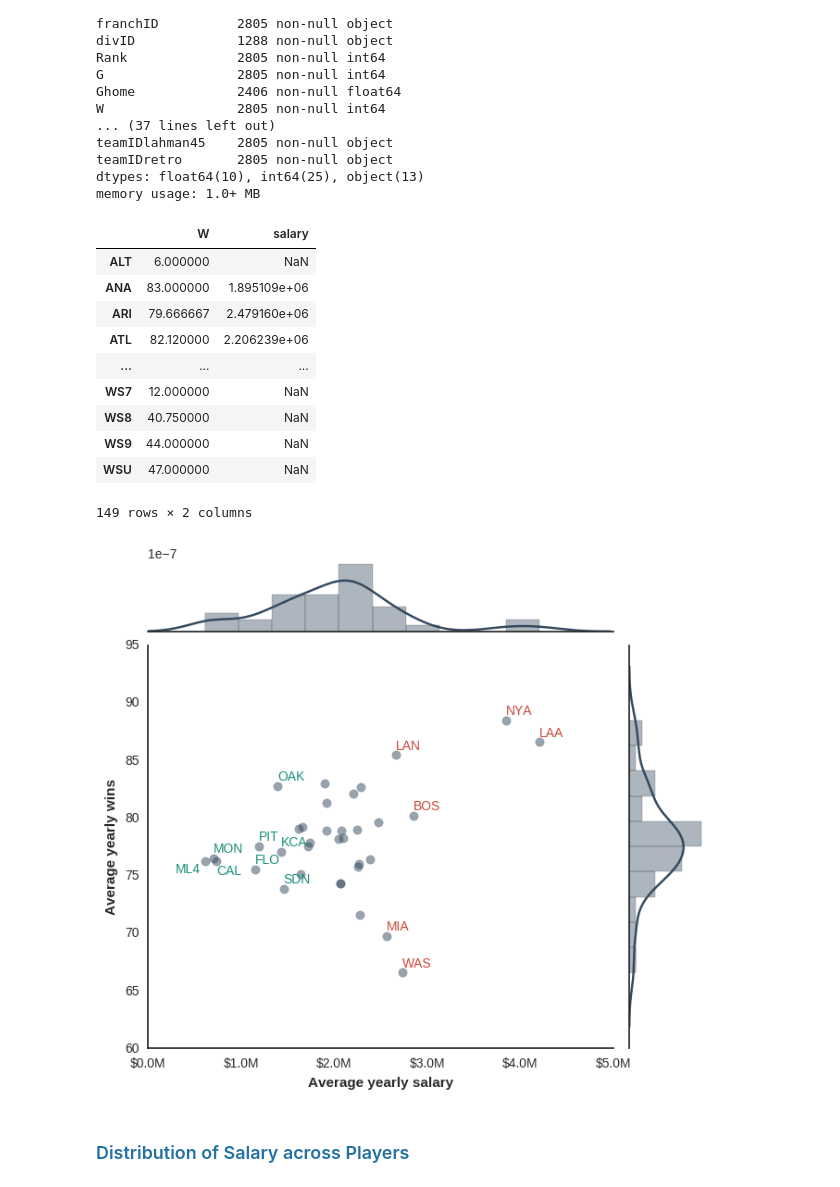
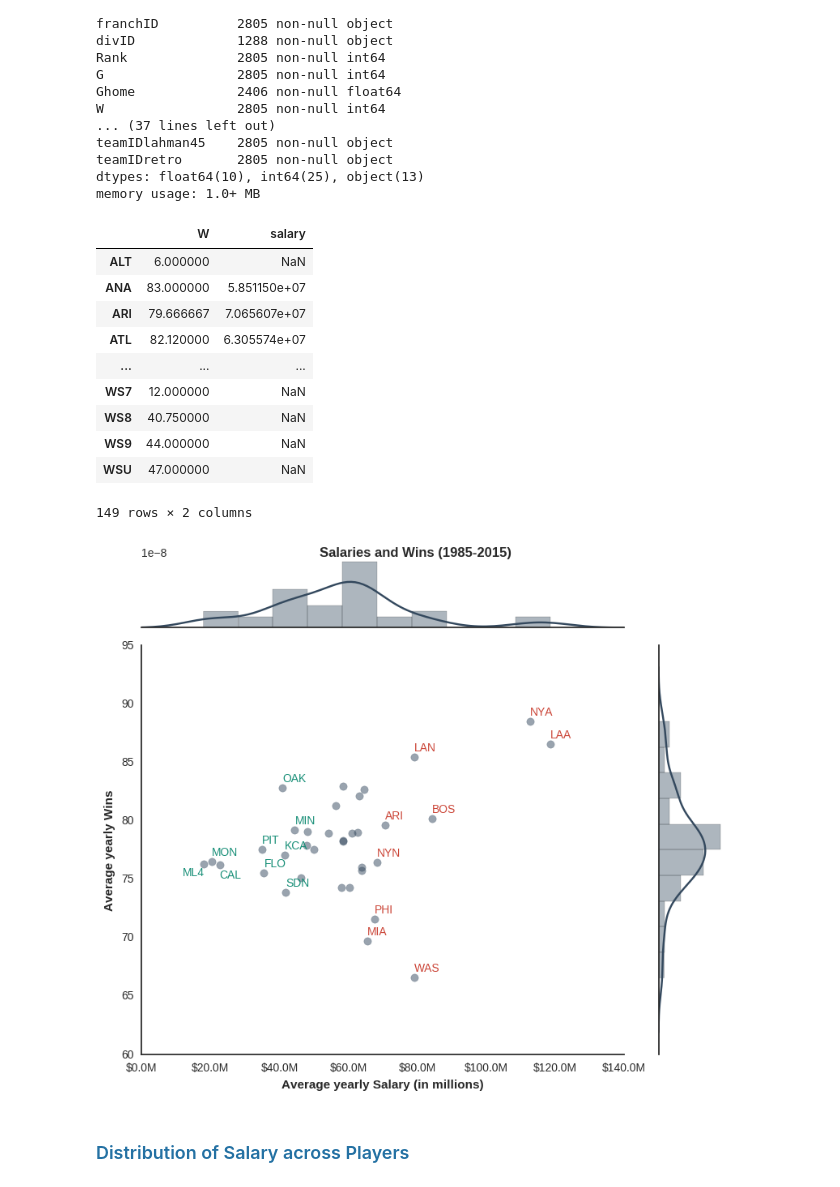
Before and after one commit to bonamprabhu/baseball-statistics, a Jupyter notebook: baseball-statistics.ipynb, the cells around one changed output. Cells and saved outputs as stored; diff of their text form; code cells hidden in the pictures.

```diff
--- a/baseball-statistics.ipynb
+++ b/baseball-statistics.ipynb
@@ -101,0 +103,5 @@ Name: salary, dtype: object
+# %%
+# Average team salary
+yearly_payroll = salaries.groupby(['teamID', 'yearID'], as_index=False).sum()
+yearly_avg_payroll = yearly_payroll.groupby('teamID').mean()['salary']
+yearly_avg_payroll
@@ -102,11 +120,10 @@ Name: salary, dtype: object
 # %%
+# Boxplot of average team salary
 plt.figure(figsize=(10,2))
-g = sns.boxplot(team_avg_salary, palette='Set3')
-g.set_title("Distribution of average Salary across Teams (1985-2015)", fontsize=15, weight='bold')
+
+g = sns.boxplot(yearly_avg_payroll, palette='Set3')
+
 g.xaxis.set_major_formatter(formatter)
-g.set_xlabel("Average Team Salary", weight='bold')
-
-for t, s in zip(team_avg_salary.index, team_avg_salary):
-    if s > team_avg_salary.quantile(q=0.95) or s < team_avg_salary.quantile(q=0.025):
-        g.text(x=s, y=0.1, s=t, color='#CB4335')
+g.set_title("Distribution of Salary across Teams (1985-2015)", fontsize=15, weight='bold')
+g.set_xlabel("Average Team Salary (in millions)", weight='bold')
 # %% [output]
@@ -148,15 +232,16 @@ teamIDretro       2805 non-null object
 dtypes: float64(10), int64(25), object(13)
 memory usage: 1.0+ MB
 # %%
-annual_avg_wins = teams.groupby('teamID').mean()['W']
-wins_vs_salary = pd.concat([annual_avg_wins, team_avg_salary], axis=1)
+# Average team wins vs salaries
+avg_wins = teams.groupby('teamID').mean()['W']
+wins_vs_salary = pd.concat([avg_wins, yearly_avg_payroll], axis=1)
 wins_vs_salary
 # %% [output]
 |  | W | salary |
 | ALT | 6.000000 | NaN |
-| ANA | 83.000000 | 1.895109e+06 |
-| ARI | 79.666667 | 2.479160e+06 |
-| ATL | 82.120000 | 2.206239e+06 |
+| ANA | 83.000000 | 5.851150e+07 |
+| ARI | 79.666667 | 7.065607e+07 |
+| ATL | 82.120000 | 6.305574e+07 |
 | ... | ... | ... |
 | WS7 | 12.000000 | NaN |
 | WS8 | 40.750000 | NaN |
@@ -166,24 +251,26 @@ wins_vs_salary
 # %%
 sns.set_style("white")
 g = sns.jointplot(data=wins_vs_salary, x='salary', y='W', \
                   stat_func=None, s=45, alpha=0.5, color='#34495e', \
-                  marginal_kws=dict(bins=10, kde=True), xlim=(0,5000000))
-g.set_axis_labels("Average yearly salary","Average yearly wins", weight='bold')
-g.fig.set_size_inches((7,6))
+                  marginal_kws=dict(bins=10, kde=True), xlim=(0,14e7))
+g.fig.suptitle("Salaries and Wins (1985-2015)", weight='bold', fontsize=12)
+g.set_axis_labels("Average yearly Salary (in millions)","Average yearly Wins", weight='bold')
+g.fig.set_size_inches((8,7))
 g.ax_marg_x.xaxis.set_major_formatter(formatter)
+g.fig.tight_layout()
 
 # Add data labels for top spenderes and least spenders and adjust annotation for overlapping labels
 for t, x, y in zip(wins_vs_salary.index, wins_vs_salary.salary, wins_vs_salary.W):
-    if x>2500000:
+    if x>wins_vs_salary.salary.quantile(q=0.75):
         g.ax_joint.annotate(s=t, xy=(x, y+0.5), color='#CB4335')
     elif t == 'CAL':
         g.ax_joint.annotate(s=t, xy=(x, y-1.2), color='#138D75')
     elif t == 'ML4':
-        g.ax_joint.annotate(s=t, xy=(300000, y-1), color='#138D75')
-    elif x<1500000:
+        g.ax_joint.annotate(s=t, xy=(12e6, y-1), color='#138D75')
+    elif x<wins_vs_salary.salary.quantile(q=0.25):
         g.ax_joint.annotate(s=t, xy=(x, y+0.5), color='#138D75')
 # %% [output]
-[figure, old version]
+[figure, new version]
 # %% [markdown]
 ### <span style="color:#2471A3">Distribution of Salary across Players</span>
 # %%
```
Also changed, not shown: parts of 24 cells of this notebook, 1 other file.
